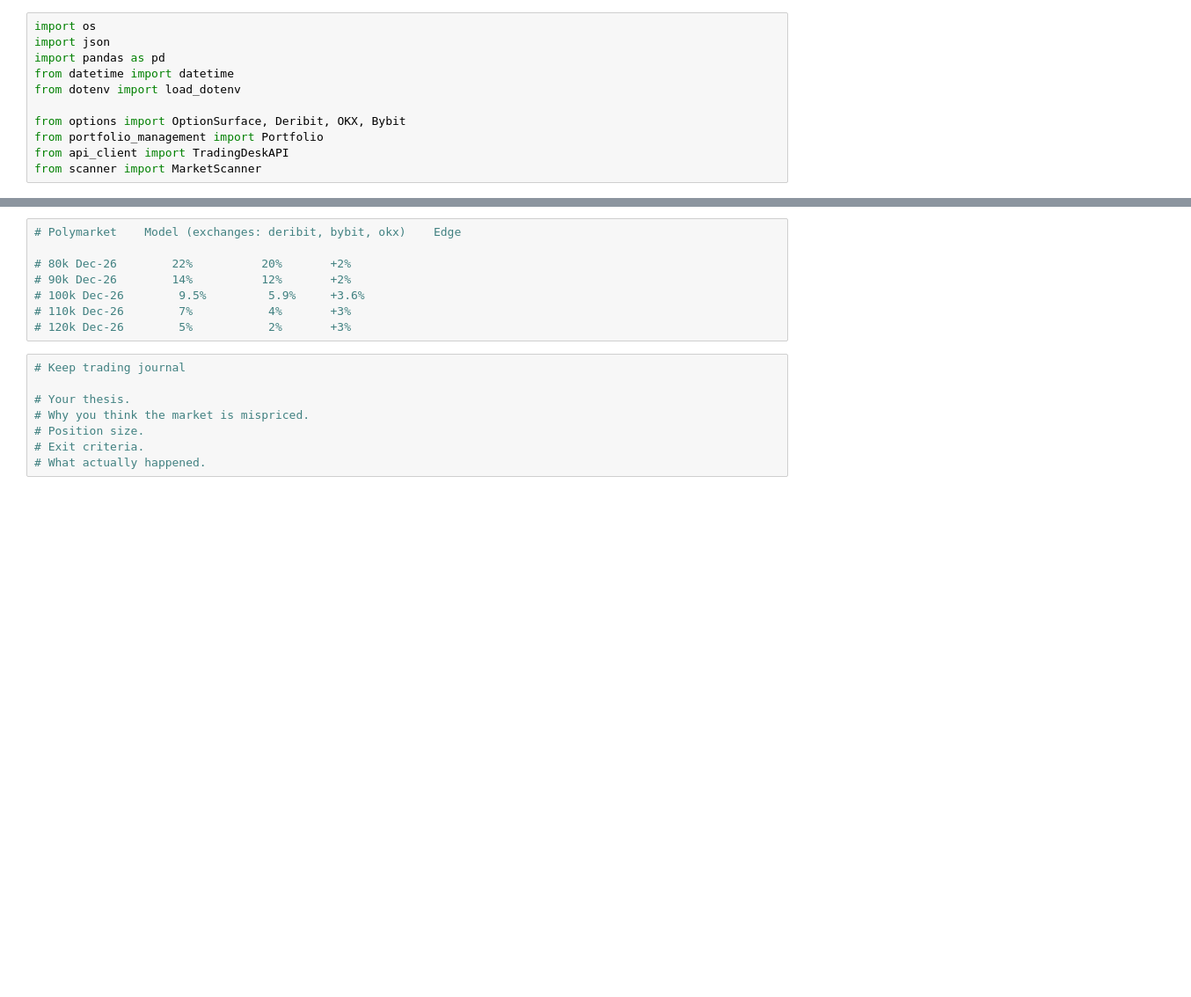
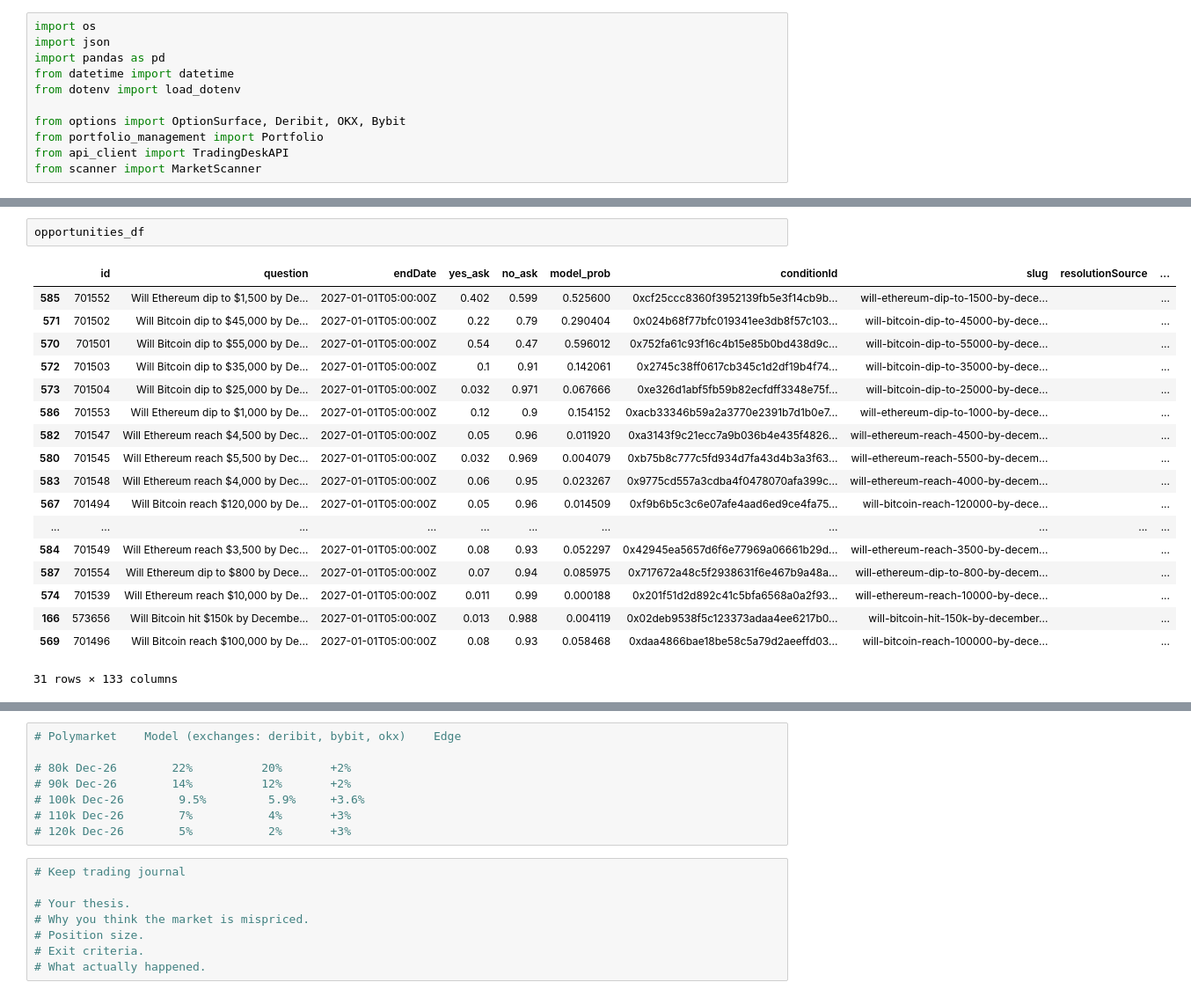
Before and after one commit to Briansim74/Prediction-Markets-Alpha, a Jupyter notebook: market.ipynb, the cells around one changed output, grey strips where cells are left out. Shown at 88% size. Saved outputs shown, nothing was run; the diff lists cells and outputs as text; blank space fills up the shorter version.

```diff
--- a/market.ipynb
+++ b/market.ipynb
@@ -165,4 +191,25 @@ sell_no_kelly: 0.00458983350239602
 5 rows × 133 columns
+# %%
+opportunities_df
+# %% [output]
+|  | id | question | endDate | yes_ask | no_ask | model_prob | conditionId | slug | resolutionSource | ... |
+| 585 | 701552 | Will Ethereum dip to $1,500 by De... | 2027-01-01T05:00:00Z | 0.402 | 0.599 | 0.525600 | 0xcf25ccc8360f3952139fb5e3f14cb9b... | will-ethereum-dip-to-1500-by-dece... |  | ... |
+| 571 | 701502 | Will Bitcoin dip to $45,000 by De... | 2027-01-01T05:00:00Z | 0.22 | 0.79 | 0.290404 | 0x024b68f77bfc019341ee3db8f57c103... | will-bitcoin-dip-to-45000-by-dece... |  | ... |
+| 570 | 701501 | Will Bitcoin dip to $55,000 by De... | 2027-01-01T05:00:00Z | 0.54 | 0.47 | 0.596012 | 0x752fa61c93f16c4b15e85b0bd438d9c... | will-bitcoin-dip-to-55000-by-dece... |  | ... |
+| 572 | 701503 | Will Bitcoin dip to $35,000 by De... | 2027-01-01T05:00:00Z | 0.1 | 0.91 | 0.142061 | 0x2745c38ff0617cb345c1d2df19b4f74... | will-bitcoin-dip-to-35000-by-dece... |  | ... |
+| 573 | 701504 | Will Bitcoin dip to $25,000 by De... | 2027-01-01T05:00:00Z | 0.032 | 0.971 | 0.067666 | 0xe326d1abf5fb59b82ecfdff3348e75f... | will-bitcoin-dip-to-25000-by-dece... |  | ... |
+| 586 | 701553 | Will Ethereum dip to $1,000 by De... | 2027-01-01T05:00:00Z | 0.12 | 0.9 | 0.154152 | 0xacb33346b59a2a3770e2391b7d1b0e7... | will-ethereum-dip-to-1000-by-dece... |  | ... |
+| 582 | 701547 | Will Ethereum reach $4,500 by Dec... | 2027-01-01T05:00:00Z | 0.05 | 0.96 | 0.011920 | 0xa3143f9c21ecc7a9b036b4e435f4826... | will-ethereum-reach-4500-by-decem... |  | ... |
+| 580 | 701545 | Will Ethereum reach $5,500 by Dec... | 2027-01-01T05:00:00Z | 0.032 | 0.969 | 0.004079 | 0xb75b8c777c5fd934d7fa43d4b3a3f63... | will-ethereum-reach-5500-by-decem... |  | ... |
+| 583 | 701548 | Will Ethereum reach $4,000 by Dec... | 2027-01-01T05:00:00Z | 0.06 | 0.95 | 0.023267 | 0x9775cd557a3cdba4f0478070afa399c... | will-ethereum-reach-4000-by-decem... |  | ... |
+| 567 | 701494 | Will Bitcoin reach $120,000 by De... | 2027-01-01T05:00:00Z | 0.05 | 0.96 | 0.014509 | 0xf9b6b5c3c6e07afe4aad6ed9ce4fa75... | will-bitcoin-reach-120000-by-dece... |  | ... |
+| ... | ... | ... | ... | ... | ... | ... | ... | ... | ... | ... |
+| 584 | 701549 | Will Ethereum reach $3,500 by Dec... | 2027-01-01T05:00:00Z | 0.08 | 0.93 | 0.052297 | 0x42945ea5657d6f6e77969a06661b29d... | will-ethereum-reach-3500-by-decem... |  | ... |
+| 587 | 701554 | Will Ethereum dip to $800 by Dece... | 2027-01-01T05:00:00Z | 0.07 | 0.94 | 0.085975 | 0x717672a48c5f2938631f6e467b9a48a... | will-ethereum-dip-to-800-by-decem... |  | ... |
+| 574 | 701539 | Will Ethereum reach $10,000 by De... | 2027-01-01T05:00:00Z | 0.011 | 0.99 | 0.000188 | 0x201f51d2d892c41c5bfa6568a0a2f93... | will-ethereum-reach-10000-by-dece... |  | ... |
+| 166 | 573656 | Will Bitcoin hit $150k by Decembe... | 2027-01-01T05:00:00Z | 0.013 | 0.988 | 0.004119 | 0x02deb9538f5c123373adaa4ee6217b0... | will-bitcoin-hit-150k-by-december... |  | ... |
+| 569 | 701496 | Will Bitcoin reach $100,000 by De... | 2027-01-01T05:00:00Z | 0.08 | 0.93 | 0.058468 | 0xdaa4866bae18be58c5a79d2aeeffd03... | will-bitcoin-reach-100000-by-dece... |  | ... |
+31 rows × 133 columns
 # %%
 # 12. manage cancel orders
 orders_df = portfolio.manage_open_orders(api=api, orders_df=orders_df, markets_df=markets_df,
```
Also changed, not shown: parts of 20 cells of this notebook, 30 other files.
